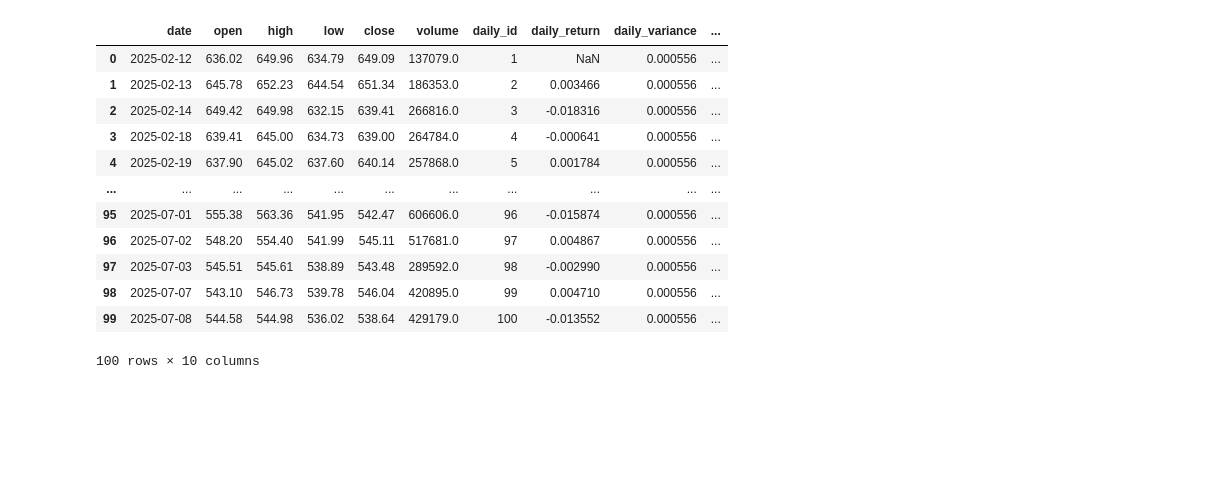
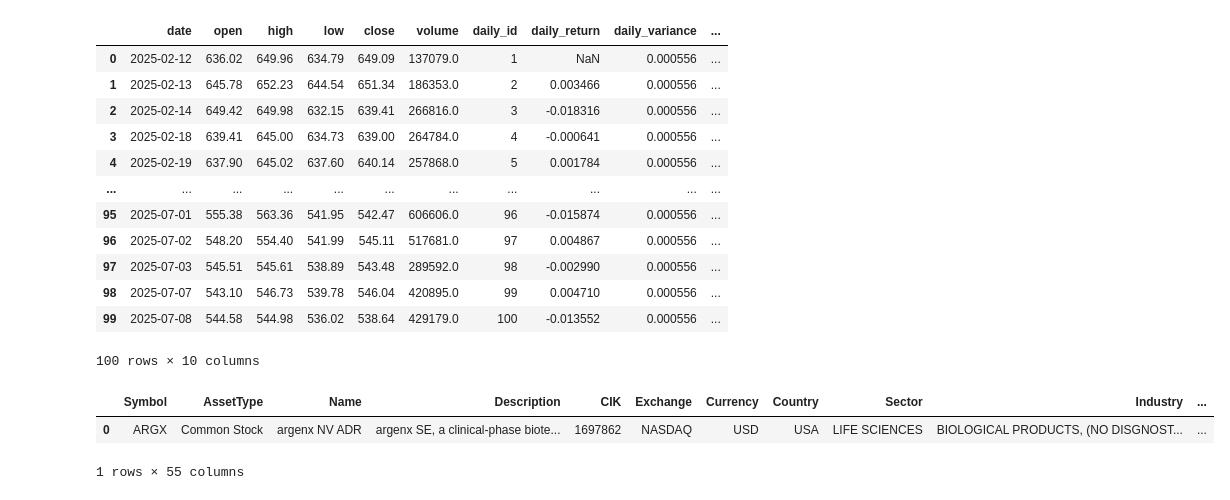
Before and after one commit to SSais/capstone-project, a Jupyter notebook: notebooks/revision_exploratory analysis.ipynb, the cells around one changed output. Cells and saved outputs as stored; diff of their text form; code cells hidden in the pictures; blank space fills up the shorter version.

Commit message:
added codefor company overview. needs to be tested

```diff
--- a/notebooks/revision_exploratory analysis.ipynb
+++ b/notebooks/revision_exploratory analysis.ipynb
@@ -126,0 +129,10 @@ raw_data.to_parquet(f'../etl/data/processed/alpha_vantage_daily_ARGX.parquet', i
+# %%
+raw_data = pd.read_json('../etl/data/raw/alpha_vantage_overview_ARGX.json',orient='index')
+
+raw_data = raw_data.transpose()
+
+raw_data
+# %% [output]
+|  | Symbol | AssetType | Name | Description | CIK | Exchange | Currency | Country | Sector | Industry | ... |
+| 0 | ARGX | Common Stock | argenx NV ADR | argenx SE, a clinical-phase biote... | 1697862 | NASDAQ | USD | USA | LIFE SCIENCES | BIOLOGICAL PRODUCTS, (NO DISGNOST... | ... |
+1 rows × 55 columns
```
Also changed, not shown: parts of 2 cells of this notebook, 4 other files.
